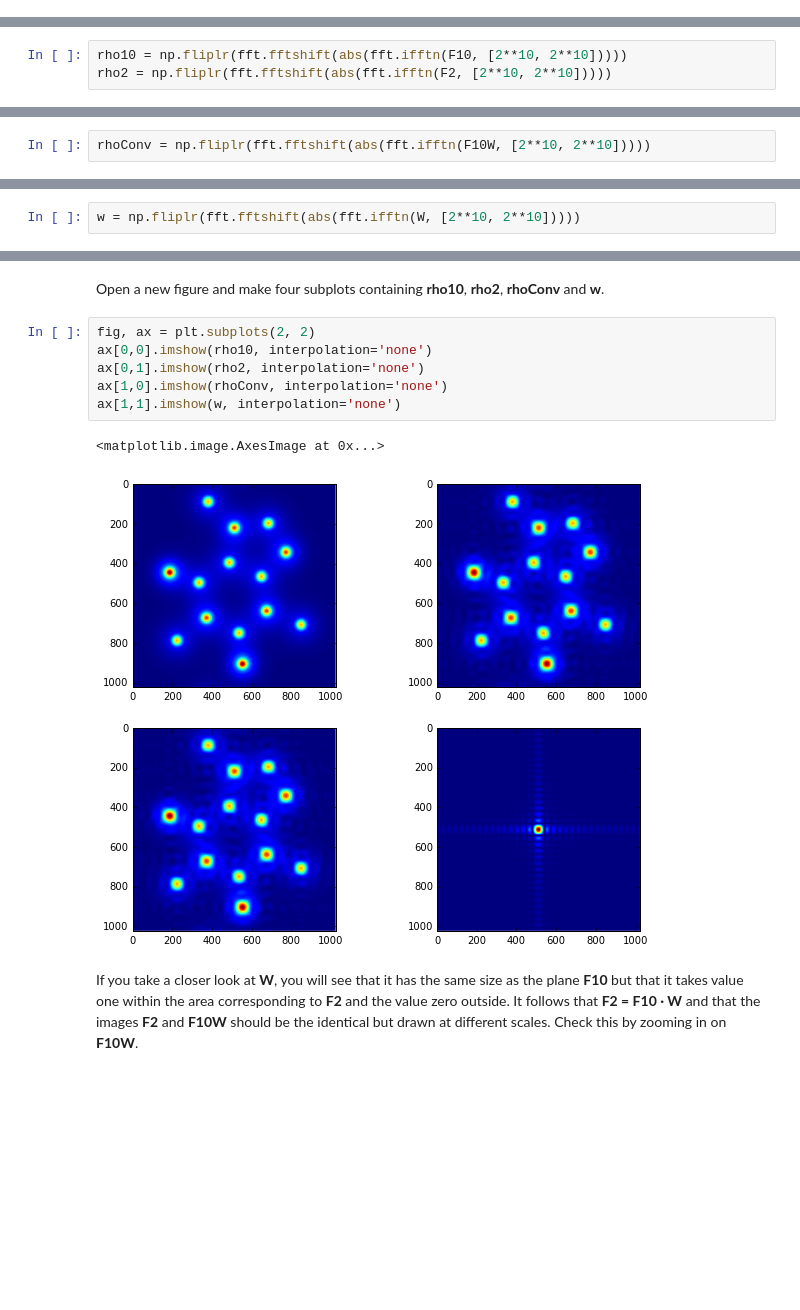
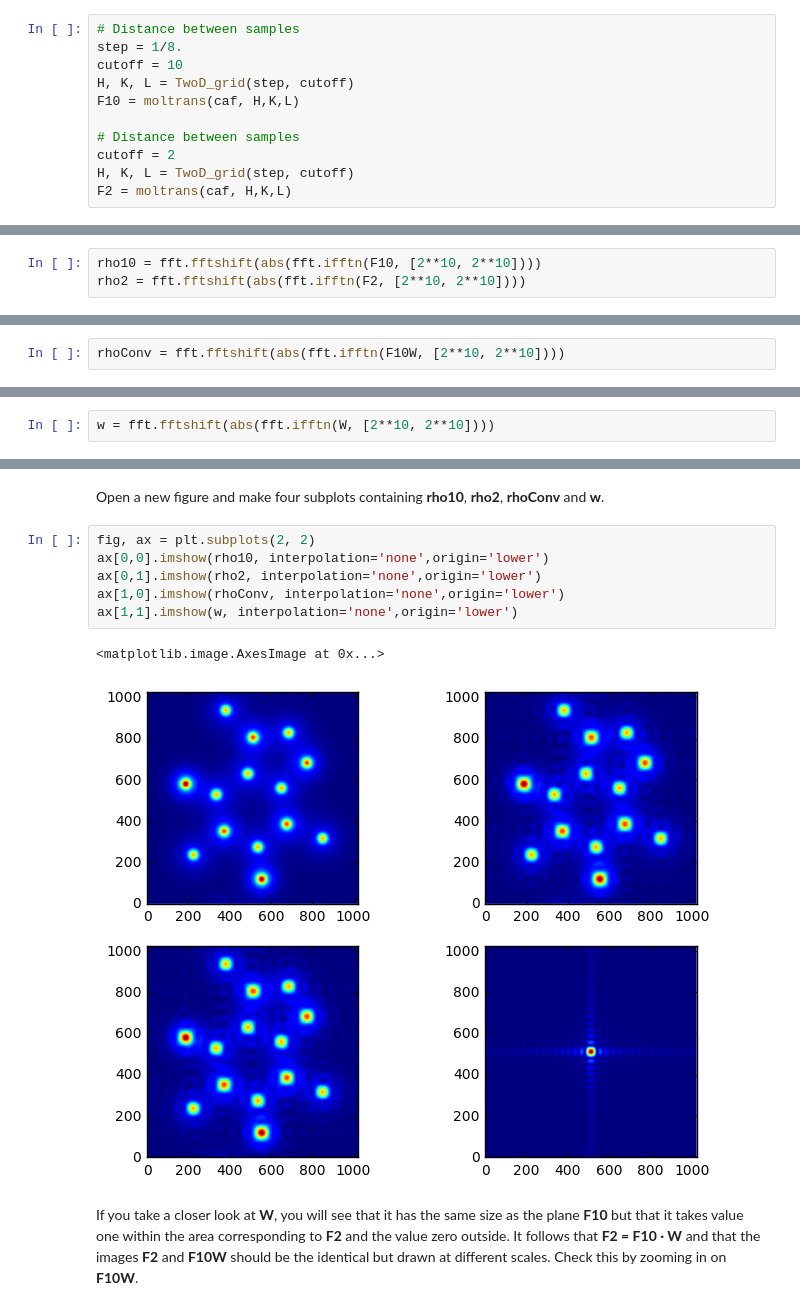
Before and after one commit to wang-zy/Tutorial-in-Diffraction-Imaging-Python, a Jupyter notebook: notebook/Chapter 3. Resolution.ipynb, the cells around one changed output, grey strips where cells are left out. Cells and saved outputs as stored; diff of their text form; blank space fills up the shorter version.

```diff
--- a/notebook/Chapter 3. Resolution.ipynb
+++ b/notebook/Chapter 3. Resolution.ipynb
@@ -75,8 +53,19 @@ F2 = moltrans(caf, H,K,L)
+# %%
+# Distance between samples
+step = 1/8.
+cutoff = 10
+H, K, L = TwoD_grid(step, cutoff)
+F10 = moltrans(caf, H,K,L)
+
+# Distance between samples
+cutoff = 2
+H, K, L = TwoD_grid(step, cutoff)
+F2 = moltrans(caf, H,K,L)
 # %% [markdown]
 - Calculate projection images from these two planes (call them **rho10** and **rho2**).
 # %%
-rho10 = np.fliplr(fft.fftshift(abs(fft.ifftn(F10, [2**10, 2**10]))))
-rho2 = np.fliplr(fft.fftshift(abs(fft.ifftn(F2, [2**10, 2**10]))))
+rho10 = fft.fftshift(abs(fft.ifftn(F10, [2**10, 2**10])))
+rho2 = fft.fftshift(abs(fft.ifftn(F2, [2**10, 2**10])))
 # %% [markdown]
 - Create a rectangular window **W**
 # %%
@@ -88,11 +77,11 @@ F10W = F10*W
 # %% [markdown]
 - Calculate the projection image corresponding to **F10W** (call it **rhoConv**).
 # %%
-rhoConv = np.fliplr(fft.fftshift(abs(fft.ifftn(F10W, [2**10, 2**10]))))
+rhoConv = fft.fftshift(abs(fft.ifftn(F10W, [2**10, 2**10])))
 # %% [markdown]
 - Finally, calculate the transform of **W**
 # %%
-w = np.fliplr(fft.fftshift(abs(fft.ifftn(W, [2**10, 2**10]))))
+w = fft.fftshift(abs(fft.ifftn(W, [2**10, 2**10])))
 # %% [markdown]
 Now plot **F10**, **F2**, **F10W** and **W**. Use subplot to display them all in a single figure. Set the colorbar range *[-12,9]* for **F10**, **F2**, **F10W** but for **W** to display the plots on the same color scale.
 # %%
@@ -118,13 +107,13 @@ ax[1,1].set_title('W')
 Open a new figure and make four subplots containing **rho10**, **rho2**, **rhoConv** and **w**.
 # %%
 fig, ax = plt.subplots(2, 2)
-ax[0,0].imshow(rho10, interpolation='none')
-ax[0,1].imshow(rho2, interpolation='none')
-ax[1,0].imshow(rhoConv, interpolation='none')
-ax[1,1].imshow(w, interpolation='none')
+ax[0,0].imshow(rho10, interpolation='none',origin='lower')
+ax[0,1].imshow(rho2, interpolation='none',origin='lower')
+ax[1,0].imshow(rhoConv, interpolation='none',origin='lower')
+ax[1,1].imshow(w, interpolation='none',origin='lower')
 # %% [output]
 <matplotlib.image.AxesImage at 0x...>
-[figure, old version]
+[figure, new version]
 # %% [markdown]
 If you take a closer look at **W**, you will see that it has the same size as the plane **F10** but that it takes value one within the area corresponding to **F2** and the value zero outside. It follows that **F2 = F10 · W** and that the images **F2** and **F10W** should be the identical but drawn at different scales. Check this by zooming in on **F10W**.
 # %% [markdown]
```
Also changed, not shown: parts of 10 cells of this notebook, 3 other files.
